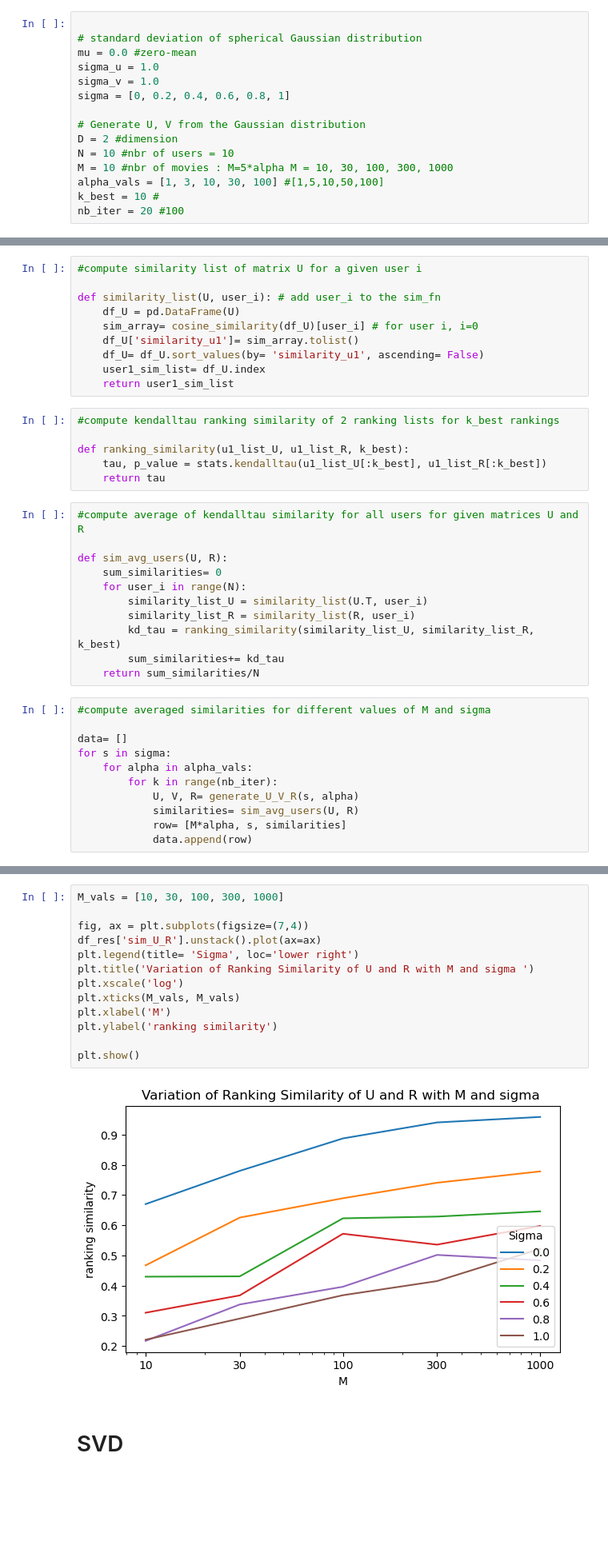
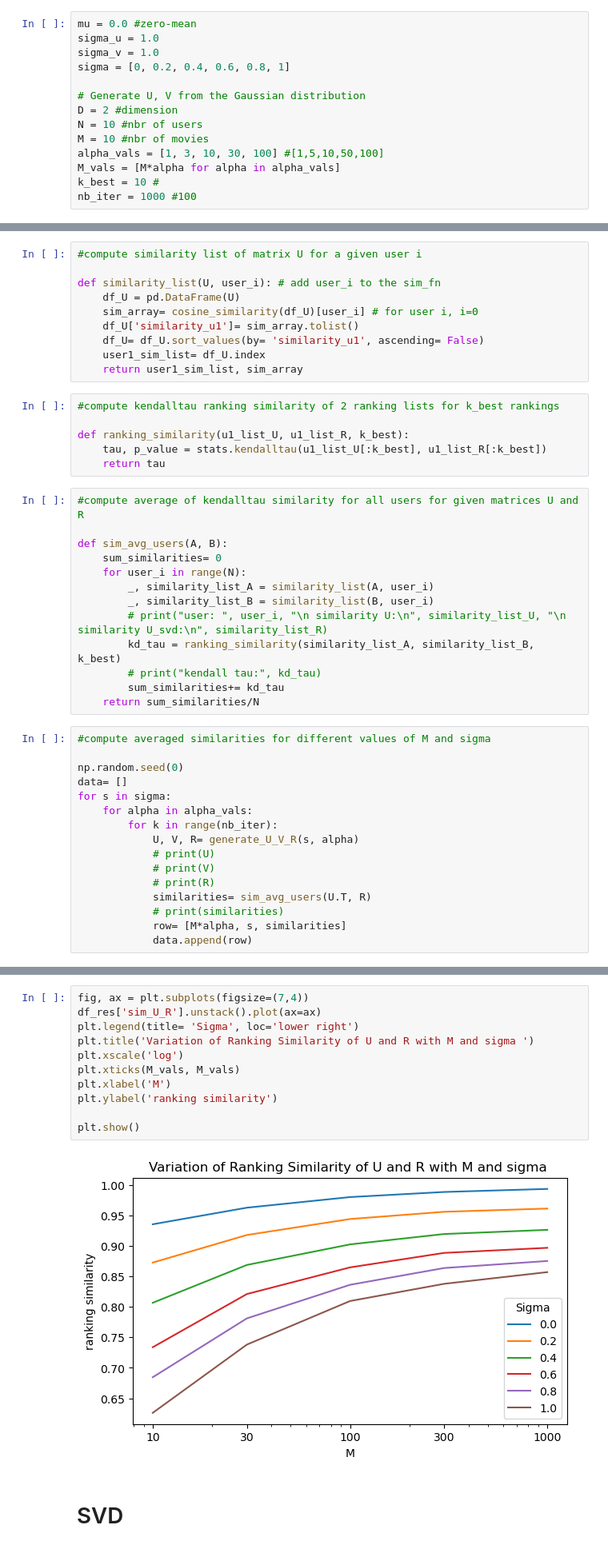
Before and after one commit to EmnaMaghrebi/RecSys, a Jupyter notebook: similarity_function.ipynb, the cells around one changed output, grey strips where cells are left out. Shown at 80% size. Cells and saved outputs as stored; diff of their text form; blank space fills up the shorter version.

```diff
--- a/similarity_function.ipynb
+++ b/similarity_function.ipynb
@@ -8,6 +22,4 @@ import scipy.stats as stats
 # %%
-
-# standard deviation of spherical Gaussian distribution
 mu = 0.0 #zero-mean
 sigma_u = 1.0
 sigma_v = 1.0
@@ -15,11 +27,12 @@ sigma = [0, 0.2, 0.4, 0.6, 0.8, 1]
 
 # Generate U, V from the Gaussian distribution
 D = 2 #dimension
-N = 10 #nbr of users = 10
-M = 10 #nbr of movies : M=5*alpha M = 10, 30, 100, 300, 1000
+N = 10 #nbr of users
+M = 10 #nbr of movies
 alpha_vals = [1, 3, 10, 30, 100] #[1,5,10,50,100]
+M_vals = [M*alpha for alpha in alpha_vals]
 k_best = 10 #
-nb_iter = 20 #100
+nb_iter = 1000 #100
 # %%
 #generate matrices U, V and R from Gauss. distributions
 
@@ -52,7 +65,7 @@ def similarity_list(U, user_i): # add user_i to the sim_fn
     df_U['similarity_u1']= sim_array.tolist()
     df_U= df_U.sort_values(by= 'similarity_u1', ascending= False)
     user1_sim_list= df_U.index
-    return user1_sim_list
+    return user1_sim_list, sim_array
 # %%
 #compute kendalltau ranking similarity of 2 ranking lists for k_best rankings
 
@@ -62,23 +75,30 @@ def ranking_similarity(u1_list_U, u1_list_R, k_best):
 # %%
 #compute average of kendalltau similarity for all users for given matrices U and R
 
-def sim_avg_users(U, R):
+def sim_avg_users(A, B):
     sum_similarities= 0
     for user_i in range(N):
-        similarity_list_U = similarity_list(U.T, user_i)
-        similarity_list_R = similarity_list(R, user_i)
-        kd_tau = ranking_similarity(similarity_list_U, similarity_list_R, k_best)
+        _, similarity_list_A = similarity_list(A, user_i)
+        _, similarity_list_B = similarity_list(B, user_i)
+        # print("user: ", user_i, "\n similarity U:\n", similarity_list_U, "\n similarity U_svd:\n", similarity_list_R)
+        kd_tau = ranking_similarity(similarity_list_A, similarity_list_B, k_best)
+        # print("kendall tau:", kd_tau)
         sum_similarities+= kd_tau
     return sum_similarities/N
 # %%
 #compute averaged similarities for different values of M and sigma
 
+np.random.seed(0)
 data= []
 for s in sigma:
     for alpha in alpha_vals:
         for k in range(nb_iter):
             U, V, R= generate_U_V_R(s, alpha)
-            similarities= sim_avg_users(U, R)
+            # print(U)
+            # print(V)
+            # print(R)
+            similarities= sim_avg_users(U.T, R)
+            # print(similarities)
             row= [M*alpha, s, similarities]
             data.append(row)
 # %%
@@ -109,18 +116,16 @@ df_res['sim_U_R'].unstack()
 # %%
-M_vals = [10, 30, 100, 300, 1000]
-
 fig, ax = plt.subplots(figsize=(7,4))
 df_res['sim_U_R'].unstack().plot(ax=ax)
 plt.legend(title= 'Sigma', loc='lower right')
 plt.title('Variation of Ranking Similarity of U and R with M and sigma ')
 plt.xscale('log')
 plt.xticks(M_vals, M_vals)
 plt.xlabel('M')
 plt.ylabel('ranking similarity')
 
 plt.show()
 # %% [output]
-[figure, old version]
+[figure, new version]
 # %% [markdown]
 # SVD
 # %%
```
Also changed, not shown: parts of 7 cells of this notebook.
